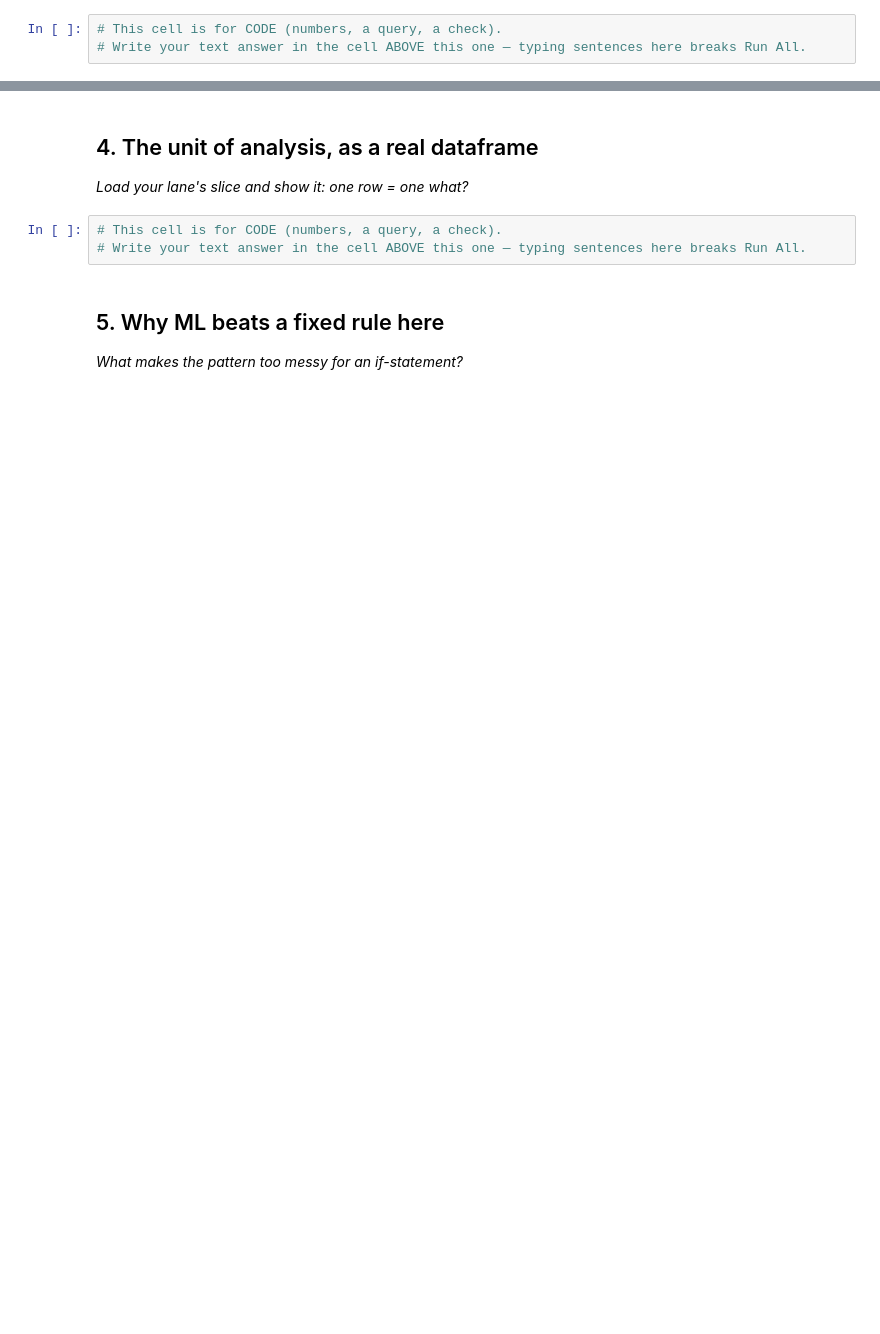
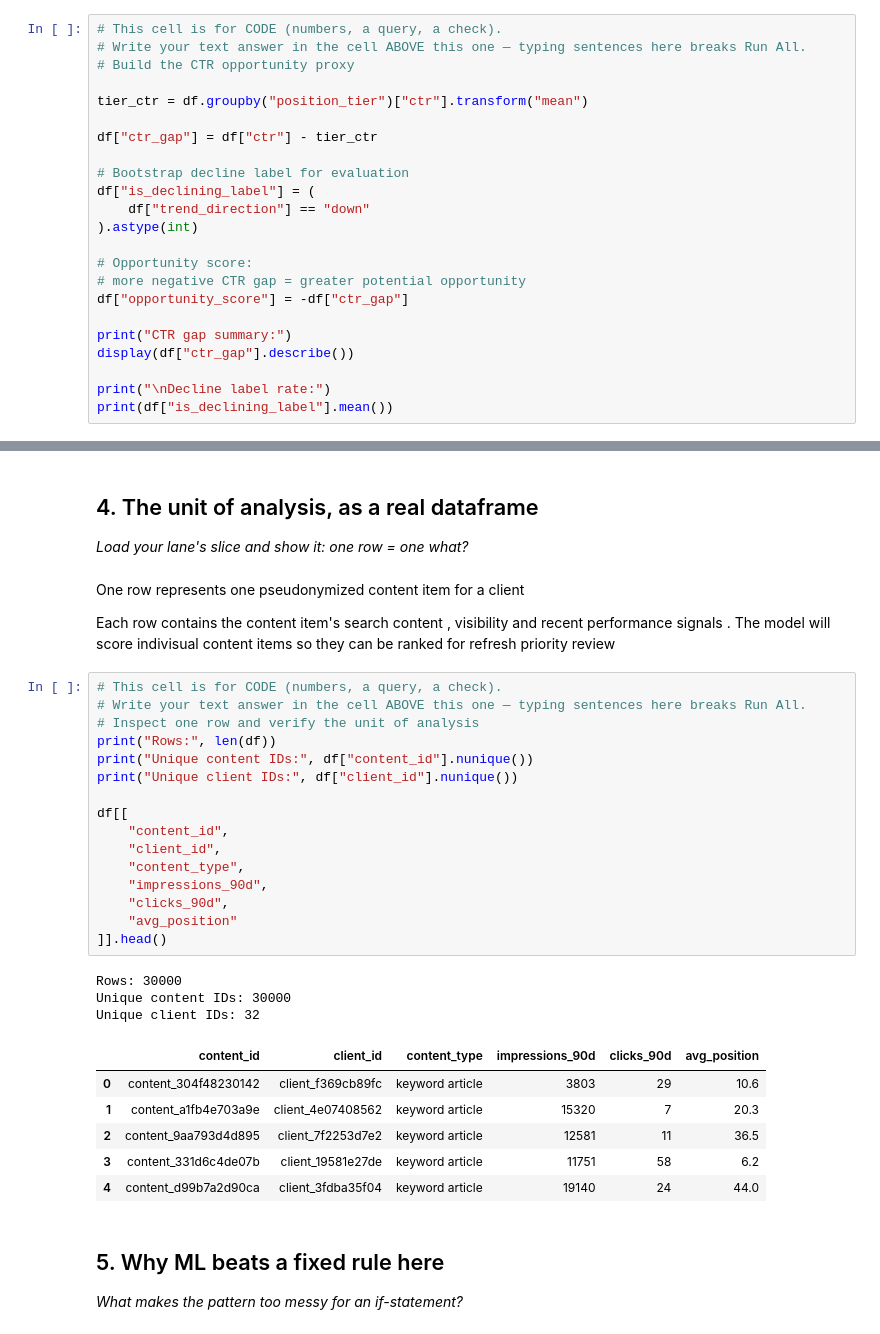
Before and after one commit to thewhitedrive/mlinternflyrank, a Jupyter notebook: work/notebooks/w02_ml_task_framing.ipynb, the cells around one changed output, grey strips where cells are left out. Saved outputs shown, nothing was run; the diff lists cells and outputs as text; blank space fills up the shorter version.

```diff
--- a/work/notebooks/w02_ml_task_framing.ipynb
+++ b/work/notebooks/w02_ml_task_framing.ipynb
@@ -27,3 +143,23 @@ This skeleton is yours to fill. Work the sections **in order** — each one has
 # %%
 # This cell is for CODE (numbers, a query, a check).
 # Write your text answer in the cell ABOVE this one — typing sentences here breaks Run All.
+# Build the CTR opportunity proxy
+
+tier_ctr = df.groupby("position_tier")["ctr"].transform("mean")
+
+df["ctr_gap"] = df["ctr"] - tier_ctr
+
+# Bootstrap decline label for evaluation
+df["is_declining_label"] = (
+    df["trend_direction"] == "down"
+).astype(int)
+
+# Opportunity score:
+# more negative CTR gap = greater potential opportunity
+df["opportunity_score"] = -df["ctr_gap"]
+
+print("CTR gap summary:")
+display(df["ctr_gap"].describe())
+
+print("\nDecline label rate:")
+print(df["is_declining_label"].mean())
@@ -31,9 +196,36 @@ This skeleton is yours to fill. Work the sections **in order** — each one has
 ## 4. The unit of analysis, as a real dataframe
 
 *Load your lane's slice and show it: one row = one what?*
+# %% [markdown]
+One row represents one pseudonymized content item for a client
+
+Each row contains the content item's search content , visibility and recent performance signals . The model will score indivisual content items so they can be ranked for refresh priority review
 # %%
 # This cell is for CODE (numbers, a query, a check).
 # Write your text answer in the cell ABOVE this one — typing sentences here breaks Run All.
+# Inspect one row and verify the unit of analysis
+print("Rows:", len(df))
+print("Unique content IDs:", df["content_id"].nunique())
+print("Unique client IDs:", df["client_id"].nunique())
+
+df[[
+    "content_id",
+    "client_id",
+    "content_type",
+    "impressions_90d",
+    "clicks_90d",
+    "avg_position"
+]].head()
+# %% [output]
+Rows: 30000
+Unique content IDs: 30000
+Unique client IDs: 32
+|  | content_id | client_id | content_type | impressions_90d | clicks_90d | avg_position |
+| 0 | content_304f48230142 | client_f369cb89fc | keyword article | 3803 | 29 | 10.6 |
+| 1 | content_a1fb4e703a9e | client_4e07408562 | keyword article | 15320 | 7 | 20.3 |
+| 2 | content_9aa793d4d895 | client_7f2253d7e2 | keyword article | 12581 | 11 | 36.5 |
+| 3 | content_331d6c4de07b | client_19581e27de | keyword article | 11751 | 58 | 6.2 |
+| 4 | content_d99b7a2d90ca | client_3fdba35f04 | keyword article | 19140 | 24 | 44.0 |
 # %% [markdown]
 ## 5. Why ML beats a fixed rule here
 
```
Also changed, not shown: parts of 21 cells of this notebook.
